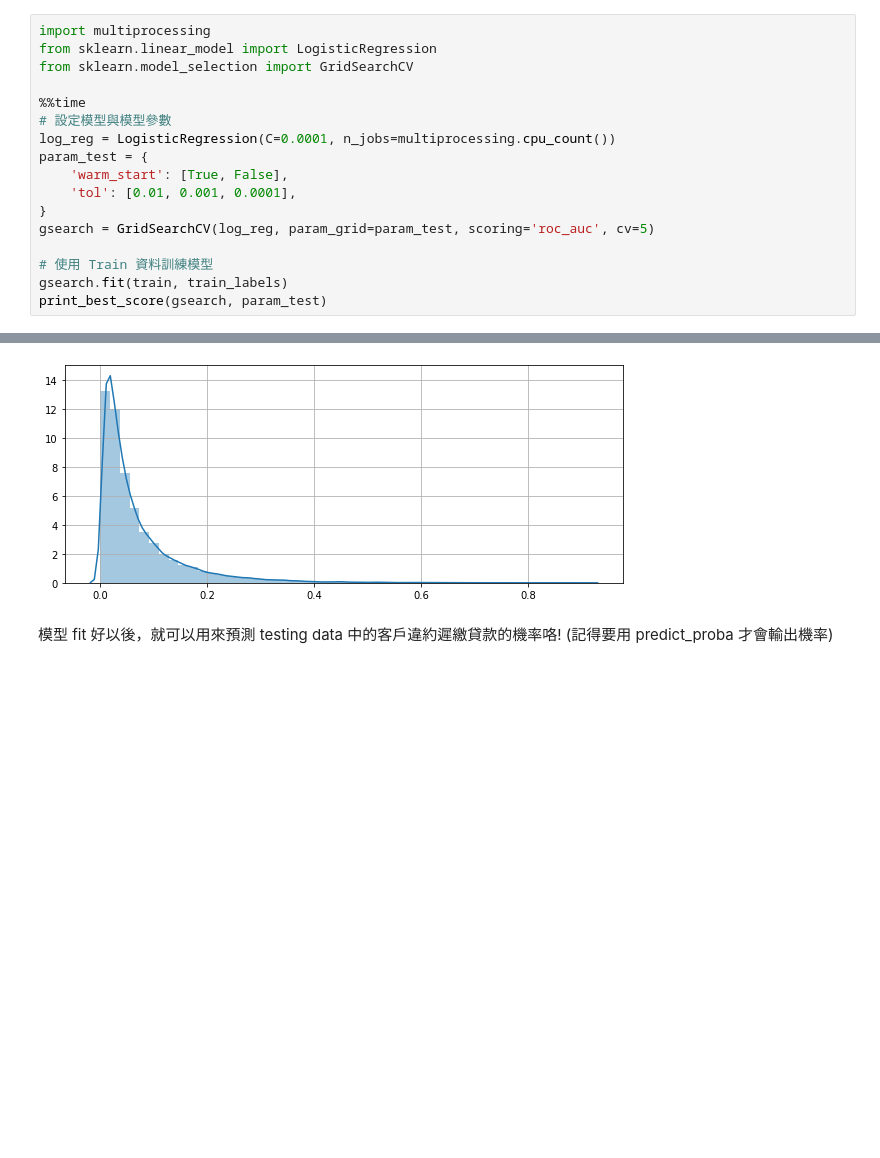
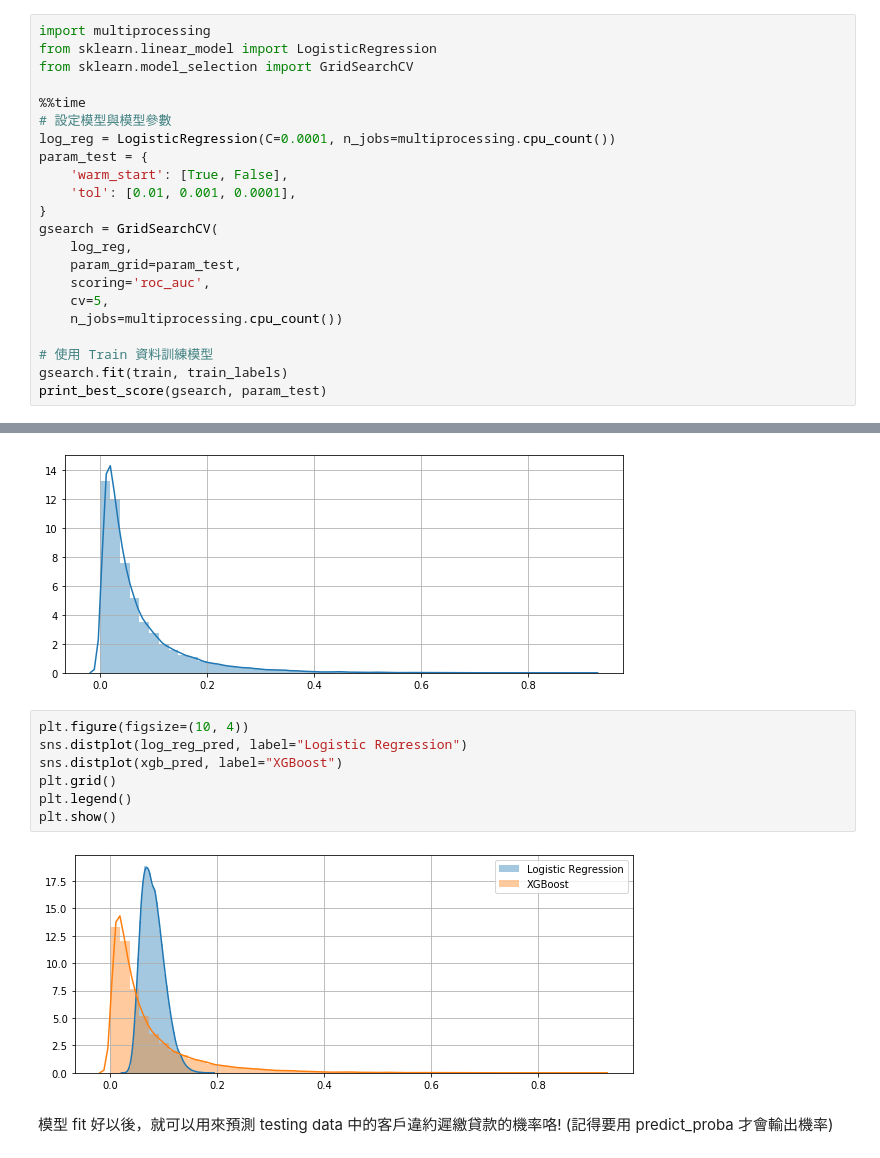
Before and after one commit to penguinwang96825/ML100Days, a Jupyter notebook: homework/Day021/Day_021_HW.ipynb, the cells around one changed output, grey strips where cells are left out. Drawn from its saved outputs; the diff is of its cells as text; blank space fills up the shorter version.

```diff
--- a/homework/Day021/Day_021_HW.ipynb
+++ b/homework/Day021/Day_021_HW.ipynb
@@ -128,7 +138,12 @@ param_test = {
     'warm_start': [True, False],
     'tol': [0.01, 0.001, 0.0001],
 }
-gsearch = GridSearchCV(log_reg, param_grid=param_test, scoring='roc_auc', cv=5)
+gsearch = GridSearchCV(
+    log_reg,
+    param_grid=param_test,
+    scoring='roc_auc',
+    cv=5,
+    n_jobs=multiprocessing.cpu_count())
 
 # 使用 Train 資料訓練模型
 gsearch.fit(train, train_labels)
@@ -198,6 +213,15 @@ plt.grid()
 plt.show()
 # %% [output]
 [figure]
+# %%
+plt.figure(figsize=(10, 4))
+sns.distplot(log_reg_pred, label="Logistic Regression")
+sns.distplot(xgb_pred, label="XGBoost")
+plt.grid()
+plt.legend()
+plt.show()
+# %% [output]
+[figure, added]
 # %% [markdown]
 模型 fit 好以後，就可以用來預測 testing data 中的客戶違約遲繳貸款的機率咯! (記得要用 predict_proba 才會輸出機率)
 # %% [markdown]
```
Also changed, not shown: parts of 1 cell of this notebook.
